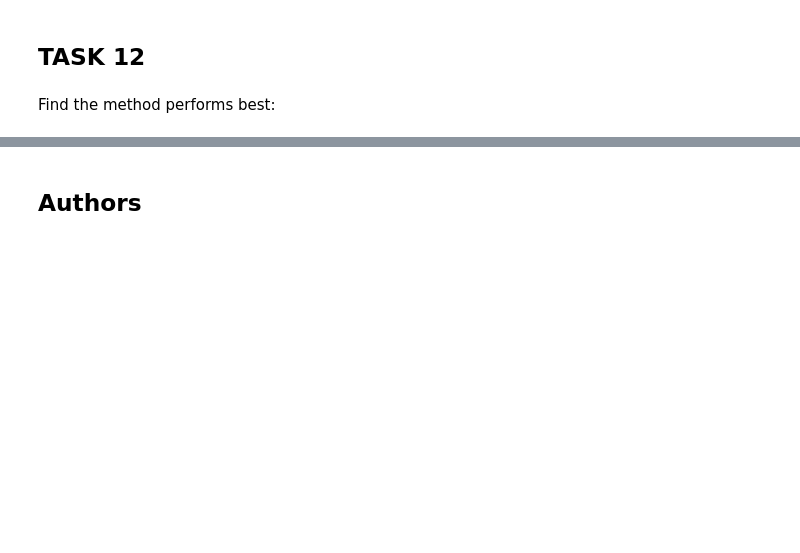
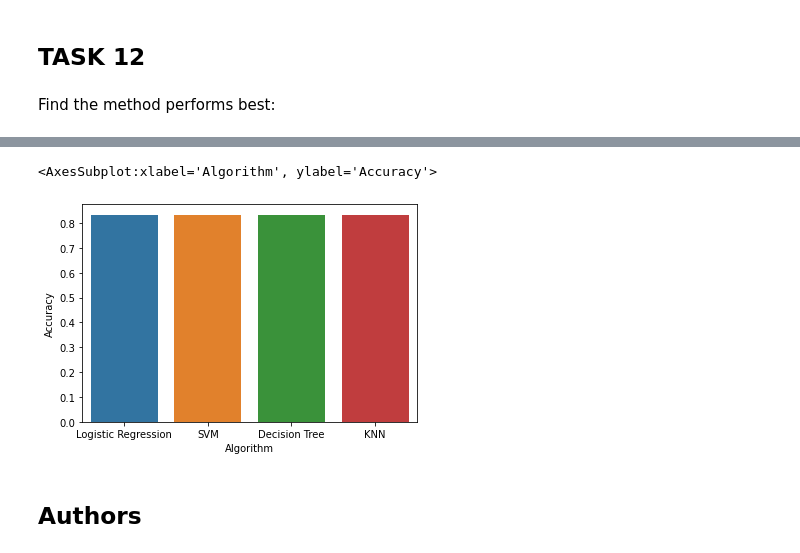
Before and after one commit to alzz99/Applied_DS_Capstone, a Jupyter notebook: 07. SpaceX_Machine Learning Prediction_Part_5.ipynb, the cells around one changed output, grey strips where cells are left out. Saved outputs shown, nothing was run; the diff lists cells and outputs as text; code cells hidden in the pictures; blank space fills up the shorter version.

```diff
--- a/07. SpaceX_Machine Learning Prediction_Part_5.ipynb
+++ b/07. SpaceX_Machine Learning Prediction_Part_5.ipynb
@@ -355,4 +357,9 @@ report
 | 3 | KNN | 0.833333 | 0.888889 |
+# %%
+sns.barplot(x='Algorithm', y='Accuracy',data =report)
+# %% [output]
+<AxesSubplot:xlabel='Algorithm', ylabel='Accuracy'>
+[figure, added]
 # %% [markdown]
 ## Authors
 # %% [markdown]
```
Also changed, not shown: parts of 15 cells of this notebook.
